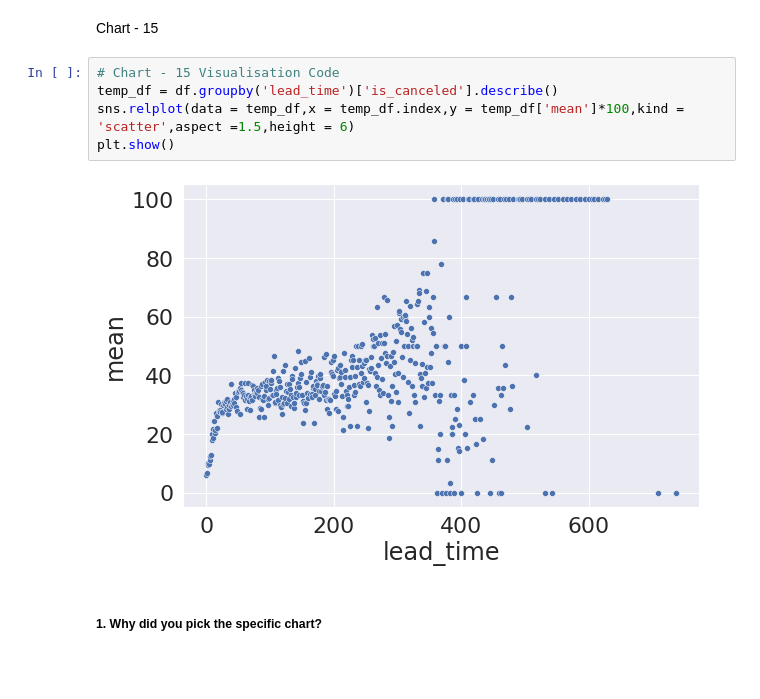
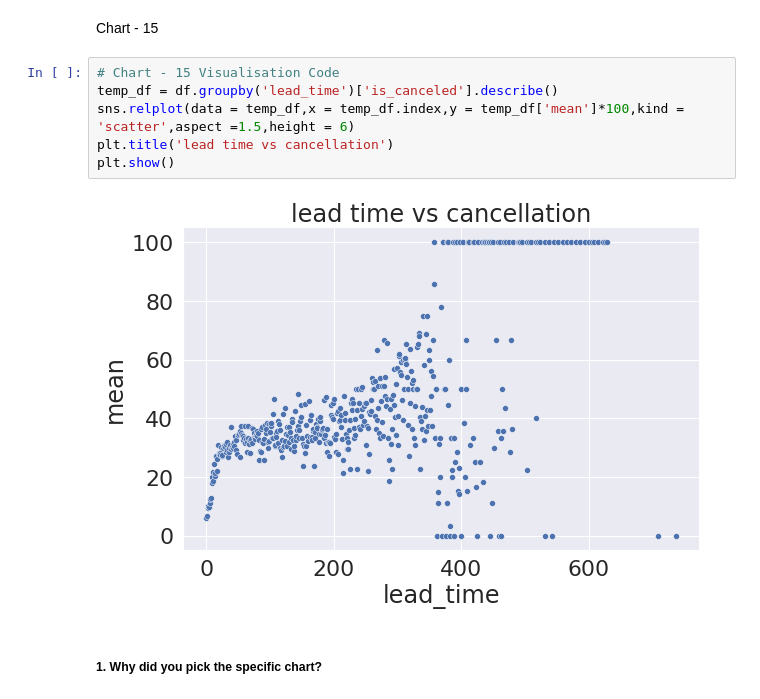
Before and after one commit to thepankaj018/EDA-Hotel-Booking, a Jupyter notebook: EDA_Hotel_Booking.ipynb, the cells around one changed output. Drawn from its saved outputs; the diff is of its cells as text; blank space fills up the shorter version.

```diff
--- a/EDA_Hotel_Booking.ipynb
+++ b/EDA_Hotel_Booking.ipynb
@@ -1048,10 +1048,11 @@ Chart - 15
 # %%
 # Chart - 15 Visualisation Code
 temp_df = df.groupby('lead_time')['is_canceled'].describe()
 sns.relplot(data = temp_df,x = temp_df.index,y = temp_df['mean']*100,kind = 'scatter',aspect =1.5,height = 6)
+plt.title('lead time vs cancellation')
 plt.show()
 # %% [output]
-[figure, old version]
+[figure, new version]
 # %% [markdown]
 ##### 1. Why did you pick the specific chart?
 # %% [markdown]
```
Also changed, not shown: parts of 9 cells of this notebook.
